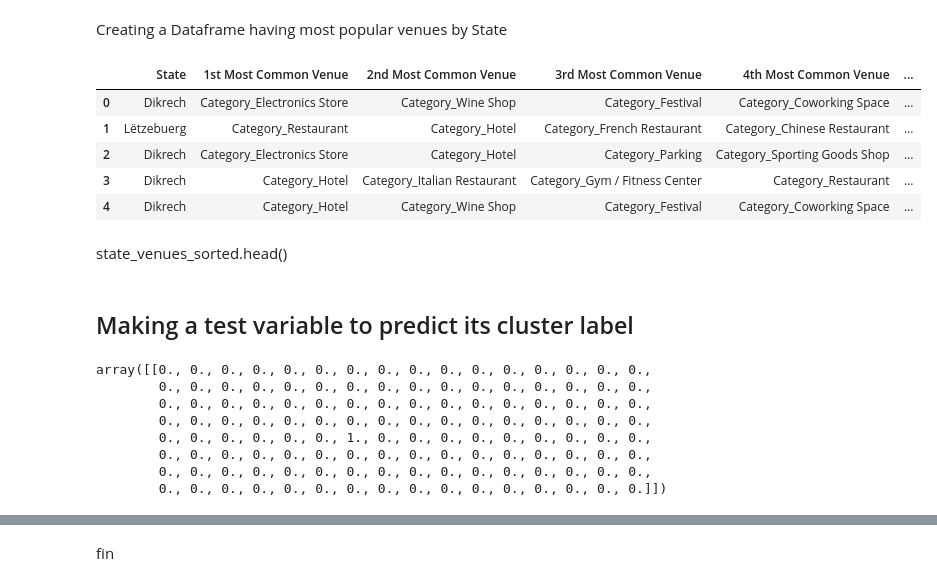
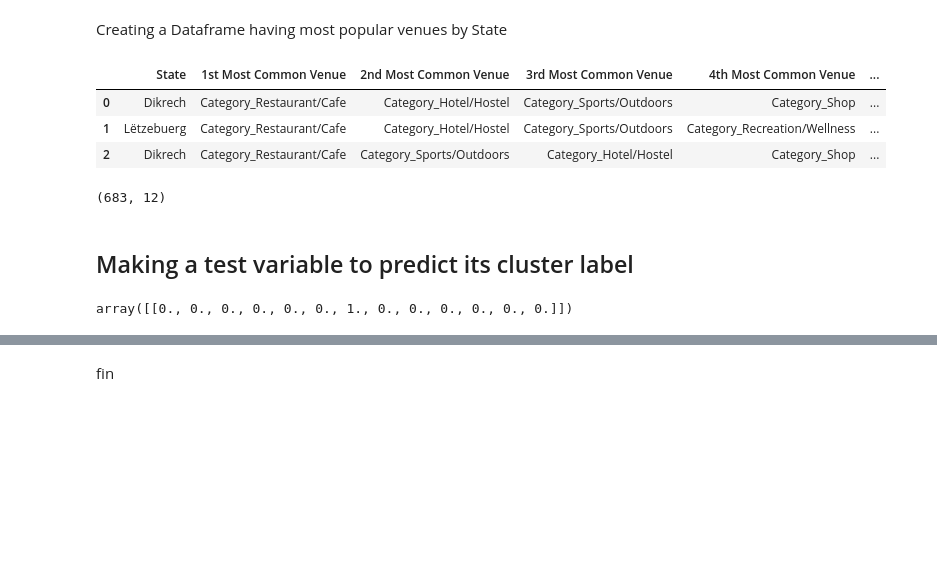
Before and after one commit to ananya-ac/Coursera_Capstone, a Jupyter notebook: lex/Final_submission.ipynb, the cells around one changed output, grey strips where cells are left out. Drawn from its saved outputs; the diff is of its cells as text; code cells hidden in the pictures; blank space fills up the shorter version.

```diff
--- a/lex/Final_submission.ipynb
+++ b/lex/Final_submission.ipynb
@@ -84,0 +274,3 @@ for i in range(0,len(states)):
+# %%
+a.drop('index',1,inplace=True)
+a
@@ -85,7 +325,7 @@ for i in range(0,len(states)):
 # %% [markdown]
 one hot encoding the dataframe with respect to the Venue Category
 # %%
-lux_1hot = pd.get_dummies(b[['Category']])
+lux_1hot = pd.get_dummies(a[['Category']])
 # %%
 lux_1hot.reset_index(inplace=True)
 # %%
@@ -107,5 +347,5 @@ lux_1hot
 # %%
-lux_1hot.insert(0,'Canton',lex_venues['Canton'])
+lux_1hot.insert(0,'State',a['State'])
 # %%
 lux_1hot
 # %% [output]
@@ -177,7 +417,7 @@ venues_in_lux
 # %% [markdown]
 Grouping by State/Canton and taking the mean to obtain what fraction of the venue type is in each state
 # %%
-g=venues_in_lux.groupby('Canton').mean()
+g=venues_in_lux.groupby('State').mean()
 # %%
 g
 # %% [output]
@@ -227,50 +459,43 @@ def return_most_common_venues(row, num_top_venues):
 # %%
 num_top_venues = 10
 
 indicators = ['st', 'nd', 'rd']
 
 # create columns according to number of top venues
 columns = ['State']
 for ind in np.arange(num_top_venues):
     try:
         columns.append('{}{} Most Common Venue'.format(ind+1, indicators[ind]))
     except:
         columns.append('{}th Most Common Venue'.format(ind+1))
 
 # create a new dataframe
 state_venues_sorted = pd.DataFrame(columns=columns)
-state_venues_sorted['State'] = venues_in_lux['Canton']
+state_venues_sorted['State'] = venues_in_lux['State']
 
 for ind in np.arange(venues_by_state.shape[0]):
     state_venues_sorted.iloc[ind, 1:] = return_most_common_venues(venues_by_state.iloc[ind, :], num_top_venues)
 
-state_venues_sorted.head()
+state_venues_sorted.head(3)
 # %% [output]
 |  | State | 1st Most Common Venue | 2nd Most Common Venue | 3rd Most Common Venue | 4th Most Common Venue | ... |
-| 0 | Dikrech | Category_Electronics Store | Category_Wine Shop | Category_Festival | Category_Coworking Space | ... |
-| 1 | Lëtzebuerg | Category_Restaurant | Category_Hotel | Category_French Restaurant | Category_Chinese Restaurant | ... |
-| 2 | Dikrech | Category_Electronics Store | Category_Hotel | Category_Parking | Category_Sporting Goods Shop | ... |
-| 3 | Dikrech | Category_Hotel | Category_Italian Restaurant | Category_Gym / Fitness Center | Category_Restaurant | ... |
-| 4 | Dikrech | Category_Hotel | Category_Wine Shop | Category_Festival | Category_Coworking Space | ... |
+| 0 | Dikrech | Category_Restaurant/Cafe | Category_Hotel/Hostel | Category_Sports/Outdoors | Category_Shop | ... |
+| 1 | Lëtzebuerg | Category_Restaurant/Cafe | Category_Hotel/Hostel | Category_Sports/Outdoors | Category_Recreation/Wellness | ... |
+| 2 | Dikrech | Category_Restaurant/Cafe | Category_Sports/Outdoors | Category_Hotel/Hostel | Category_Shop | ... |
 # %%
 state_venues_sorted.insert(0, 'Cluster Labels', kmeans.labels_)
-# %% [markdown]
-state_venues_sorted.head()
+# %%
+state_venues_sorted.shape
+# %% [output]
+(683, 12)
 # %% [markdown]
 ## Making a test variable to predict its cluster label
 # %%
-x=np.zeros((1,128))
-x[0][70]=1
+x=np.zeros((1,13))
+x[0][6]=1
 x
 # %% [output]
-array([[0., 0., 0., 0., 0., 0., 0., 0., 0., 0., 0., 0., 0., 0., 0., 0.,
-        0., 0., 0., 0., 0., 0., 0., 0., 0., 0., 0., 0., 0., 0., 0., 0.,
-        0., 0., 0., 0., 0., 0., 0., 0., 0., 0., 0., 0., 0., 0., 0., 0.,
-        0., 0., 0., 0., 0., 0., 0., 0., 0., 0., 0., 0., 0., 0., 0., 0.,
-        0., 0., 0., 0., 0., 0., 1., 0., 0., 0., 0., 0., 0., 0., 0., 0.,
-        0., 0., 0., 0., 0., 0., 0., 0., 0., 0., 0., 0., 0., 0., 0., 0.,
-        0., 0., 0., 0., 0., 0., 0., 0., 0., 0., 0., 0., 0., 0., 0., 0.,
-        0., 0., 0., 0., 0., 0., 0., 0., 0., 0., 0., 0., 0., 0., 0., 0.]])
+array([[0., 0., 0., 0., 0., 0., 1., 0., 0., 0., 0., 0., 0.]])
 # %%
 t=pd.DataFrame(x)
 # %%
```
Also changed, not shown: parts of 37 cells of this notebook, 3 other files.
